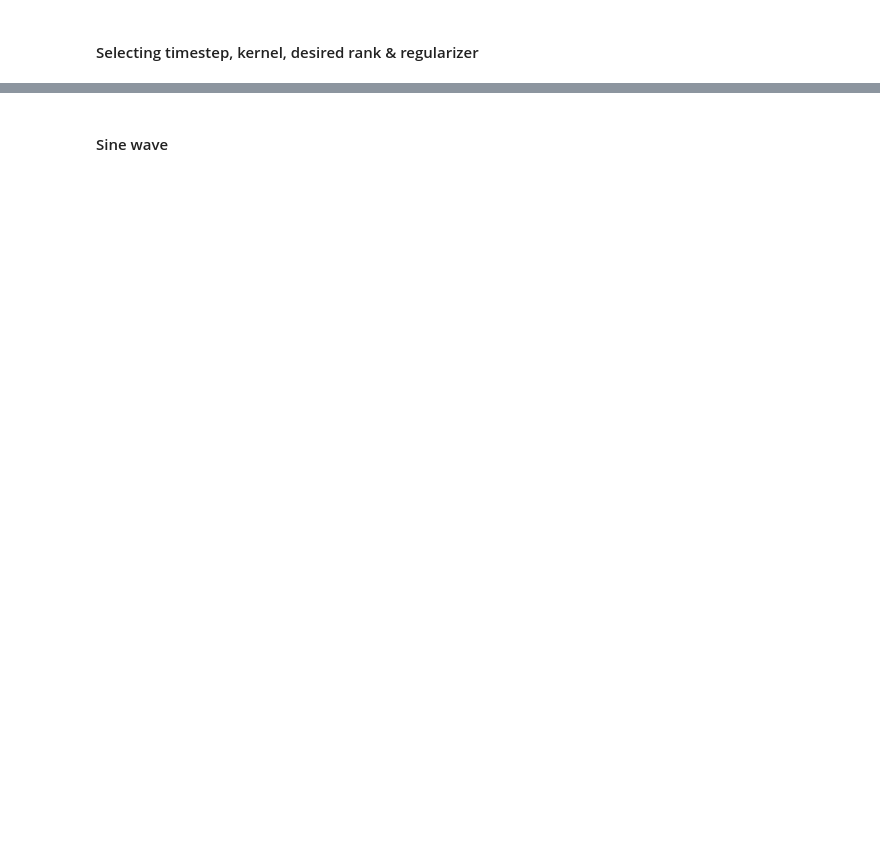
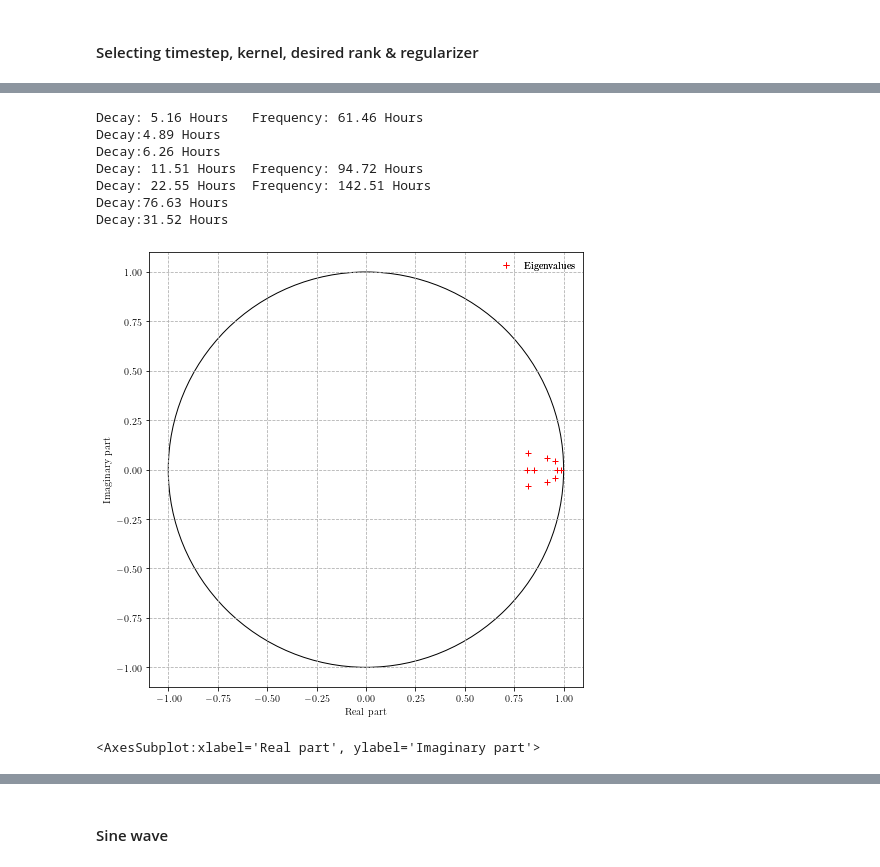
Before and after one commit to Machine-Learning-Dynamical-Systems/kooplearn, a Jupyter notebook: examples/Beijing_air_quality/analysis.ipynb, the cells around one changed output, grey strips where cells are left out. Saved outputs shown, nothing was run; the diff lists cells and outputs as text; code cells hidden in the pictures; blank space fills up the shorter version.

```diff
--- a/examples/Beijing_air_quality/analysis.ipynb
+++ b/examples/Beijing_air_quality/analysis.ipynb
@@ -115,3 +137,18 @@ print(np.imag(implied_timescale(evals, n_timesteps, 1))/(24*30))
+# %%
+eigs, lv, rv = K.eig()
+# %%
+print_timescale(eigs, n_timesteps, 1, 'Hours')
+plot_eigs(eigs)
+# %% [output]
+Decay: 5.16 Hours   Frequency: 61.46 Hours
+Decay:4.89 Hours
+Decay:6.26 Hours
+Decay: 11.51 Hours  Frequency: 94.72 Hours
+Decay: 22.55 Hours  Frequency: 142.51 Hours
+Decay:76.63 Hours
+Decay:31.52 Hours
+[figure, added]
+<AxesSubplot:xlabel='Real part', ylabel='Imaginary part'>
 # %%
 import seaborn as sns
 ax = sns.displot(df_pd.filter(regex="PM2.5_*"), kind='kde', fill=True)
```
Also changed, not shown: parts of 18 cells of this notebook, 3 other files.
